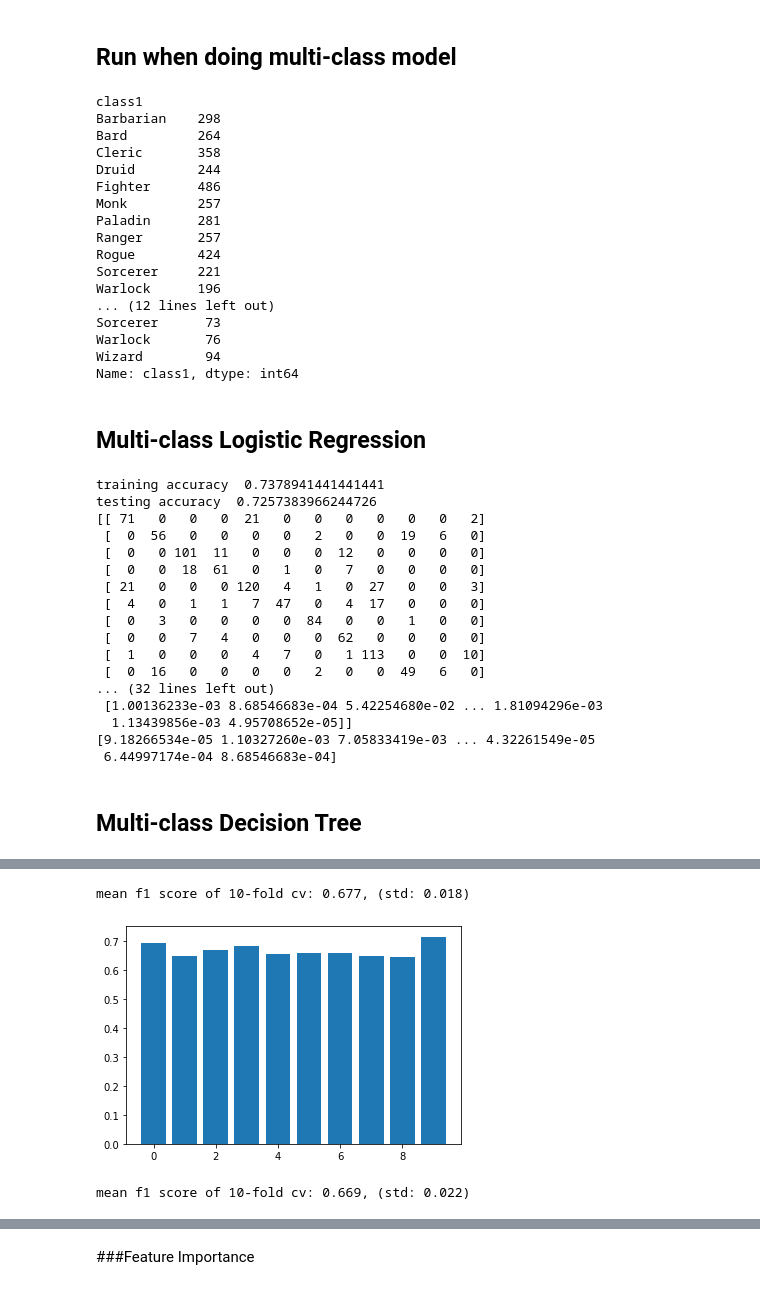
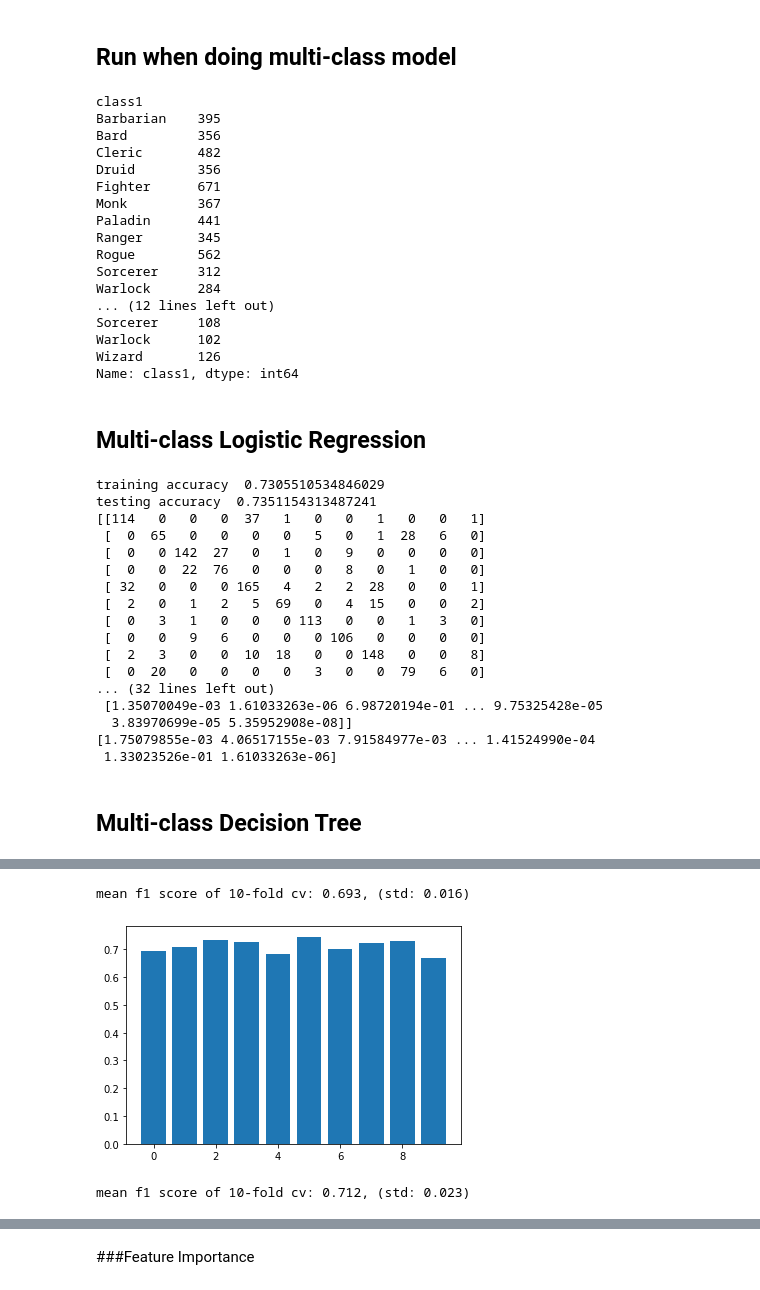
Before and after one commit to nadduck/dnd-ml, a Jupyter notebook: D&D_Character_Modeling.ipynb, the cells around one changed output, grey strips where cells are left out. Saved outputs shown, nothing was run; the diff lists cells and outputs as text; code cells hidden in the pictures.

```diff
--- a/D&D_Character_Modeling.ipynb
+++ b/D&D_Character_Modeling.ipynb
@@ -100,10 +100,6 @@ for key in df.keys():
 num_spells = df['spells'].apply(len).reset_index(drop=True)
 
 clean_df['num_spells'] = num_spells
-
-# remove duplicates and choose character with highest level
-clean_df = clean_df.drop_duplicates(keep='first', ignore_index=True)
-clean_df = clean_df.groupby('alias', group_keys=False).apply(lambda x: x.loc[x.level.idxmax()])
 # %% [markdown]
 ## Add features
 # %%
@@ -769,21 +750,21 @@ print(y_train.groupby(y_train).size())
 print(y_test.groupby(y_test).size())
 # %% [output]
 class1
-Barbarian    298
-Bard         264
-Cleric       358
-Druid        244
-Fighter      486
-Monk         257
-Paladin      281
-Ranger       257
-Rogue        424
-Sorcerer     221
-Warlock      196
+Barbarian    395
+Bard         356
+Cleric       482
+Druid        356
+Fighter      671
+Monk         367
+Paladin      441
+Ranger       345
+Rogue        562
+Sorcerer     312
+Warlock      284
 ... (12 lines left out)
-Sorcerer      73
-Warlock       76
-Wizard        94
+Sorcerer     108
+Warlock      102
+Wizard       126
 Name: class1, dtype: int64
 # %% [markdown]
 ## Multi-class Logistic Regression
@@ -806,23 +787,23 @@ print(probs)
 preds = probs[:,1]
 print(preds)
 # %% [output]
-training accuracy  0.7378941441441441
-testing accuracy  0.7257383966244726
-[[ 71   0   0   0  21   0   0   0   0   0   0   2]
- [  0  56   0   0   0   0   2   0   0  19   6   0]
- [  0   0 101  11   0   0   0  12   0   0   0   0]
- [  0   0  18  61   0   1   0   7   0   0   0   0]
- [ 21   0   0   0 120   4   1   0  27   0   0   3]
- [  4   0   1   1   7  47   0   4  17   0   0   0]
- [  0   3   0   0   0   0  84   0   0   1   0   0]
- [  0   0   7   4   0   0   0  62   0   0   0   0]
- [  1   0   0   0   4   7   0   1 113   0   0  10]
- [  0  16   0   0   0   0   2   0   0  49   6   0]
+training accuracy  0.7305510534846029
+testing accuracy  0.7351154313487241
+[[114   0   0   0  37   1   0   0   1   0   0   1]
+ [  0  65   0   0   0   0   5   0   1  28   6   0]
+ [  0   0 142  27   0   1   0   9   0   0   0   0]
+ [  0   0  22  76   0   0   0   8   0   1   0   0]
+ [ 32   0   0   0 165   4   2   2  28   0   0   1]
+ [  2   0   1   2   5  69   0   4  15   0   0   2]
+ [  0   3   1   0   0   0 113   0   0   1   3   0]
+ [  0   0   9   6   0   0   0 106   0   0   0   0]
+ [  2   3   0   0  10  18   0   0 148   0   0   8]
+ [  0  20   0   0   0   0   3   0   0  79   6   0]
 ... (32 lines left out)
- [1.00136233e-03 8.68546683e-04 5.42254680e-02 ... 1.81094296e-03
-  1.13439856e-03 4.95708652e-05]]
-[9.18266534e-05 1.10327260e-03 7.05833419e-03 ... 4.32261549e-05
- 6.44997174e-04 8.68546683e-04]
+ [1.35070049e-03 1.61033263e-06 6.98720194e-01 ... 9.75325428e-05
+  3.83970699e-05 5.35952908e-08]]
+[1.75079855e-03 4.06517155e-03 7.91584977e-03 ... 1.41524990e-04
+ 1.33023526e-01 1.61033263e-06]
 # %% [markdown]
 ## Multi-class Decision Tree
 # %%
@@ -848,7 +829,7 @@ if 0: # this takes awhile to run, change to 1 if you want to play with it
   print('Resulting best score:', grid_search.best_score_)
 
 # perform 10-fold cv and print the f1 score for each fold using optimized hyperparameters
-clf = tree.DecisionTreeClassifier(random_state=42)
+clf = tree.DecisionTreeClassifier(criterion='gini', max_depth=10, min_samples_leaf=5, min_samples_split=20, random_state=42)
 scores = cross_val_score(clf, X_train, y_train, cv=10, scoring='f1_macro')
 plt.bar(range(len(scores)), scores)
 plt.show()
@@ -858,4 +839,4 @@ print(f'mean f1 score of 10-fold cv: {scores.mean():.3f}, (std: {scores.std():.3
-mean f1 score of 10-fold cv: 0.677, (std: 0.018)
+mean f1 score of 10-fold cv: 0.693, (std: 0.016)
-[figure, old version]
+[figure, new version]
-mean f1 score of 10-fold cv: 0.669, (std: 0.022)
+mean f1 score of 10-fold cv: 0.712, (std: 0.023)
 # %%
```
Also changed, not shown: parts of 36 cells of this notebook.
